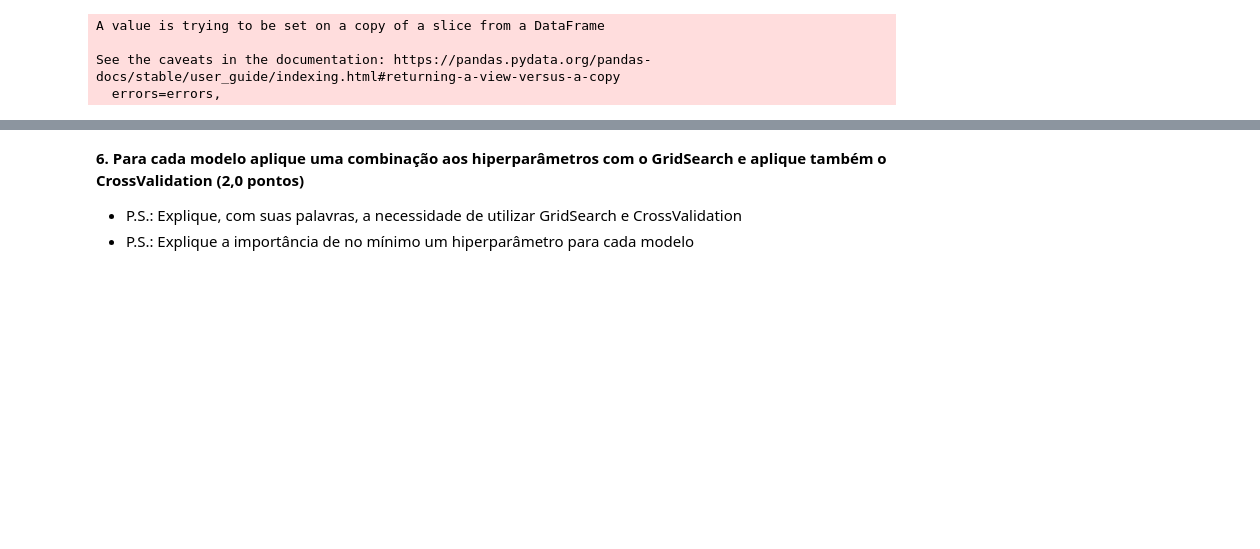
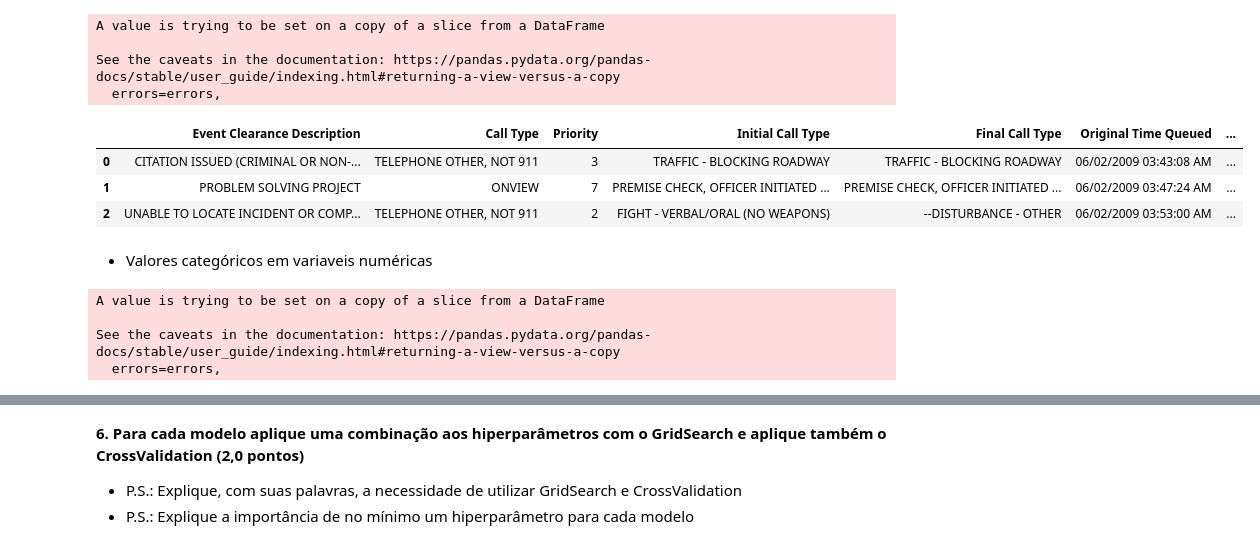
Before and after one commit to synara/kdd, a Jupyter notebook: Prova.ipynb, the cells around one changed output, grey strips where cells are left out. Cells and saved outputs as stored; diff of their text form; code cells hidden in the pictures; blank space fills up the shorter version.

```diff
--- a/Prova.ipynb
+++ b/Prova.ipynb
@@ -210,3 +210,12 @@ A value is trying to be set on a copy of a slice from a DataFrame
 
 See the caveats in the documentation: https://pandas.pydata.org/pandas-docs/stable/user_guide/indexing.html#returning-a-view-versus-a-copy
   errors=errors,
+# %%
+df.head(3)
+# %% [output]
+|  | Event Clearance Description | Call Type | Priority | Initial Call Type | Final Call Type | Original Time Queued | ... |
+| 0 | CITATION ISSUED (CRIMINAL OR NON-... | TELEPHONE OTHER, NOT 911 | 3 | TRAFFIC - BLOCKING ROADWAY | TRAFFIC - BLOCKING ROADWAY | 06/02/2009 03:43:08 AM | ... |
+| 1 | PROBLEM SOLVING PROJECT | ONVIEW | 7 | PREMISE CHECK, OFFICER INITIATED ... | PREMISE CHECK, OFFICER INITIATED ... | 06/02/2009 03:47:24 AM | ... |
+| 2 | UNABLE TO LOCATE INCIDENT OR COMP... | TELEPHONE OTHER, NOT 911 | 2 | FIGHT - VERBAL/ORAL (NO WEAPONS) | --DISTURBANCE - OTHER | 06/02/2009 03:53:00 AM | ... |
+# %% [markdown]
+- Valores categóricos em variaveis numéricas
@@ -213,3 +227,15 @@ See the caveats in the documentation: https://pandas.pydata.org/pandas-docs/stab
+# %%
+df = get_dummies(df, 'Call Type')
+df = get_dummies(df, 'Initial Call Type')
+df = get_dummies(df, 'Final Call Type')
+df = get_dummies(df, 'Precinct')
+df = get_dummies(df, 'Sector')
+df = get_dummies(df, 'Beat')
+# %% [output]
+A value is trying to be set on a copy of a slice from a DataFrame
+
+See the caveats in the documentation: https://pandas.pydata.org/pandas-docs/stable/user_guide/indexing.html#returning-a-view-versus-a-copy
+  errors=errors,
 # %%
 df.head()
 # %% [output]
```
Also changed, not shown: parts of 10 cells of this notebook.
